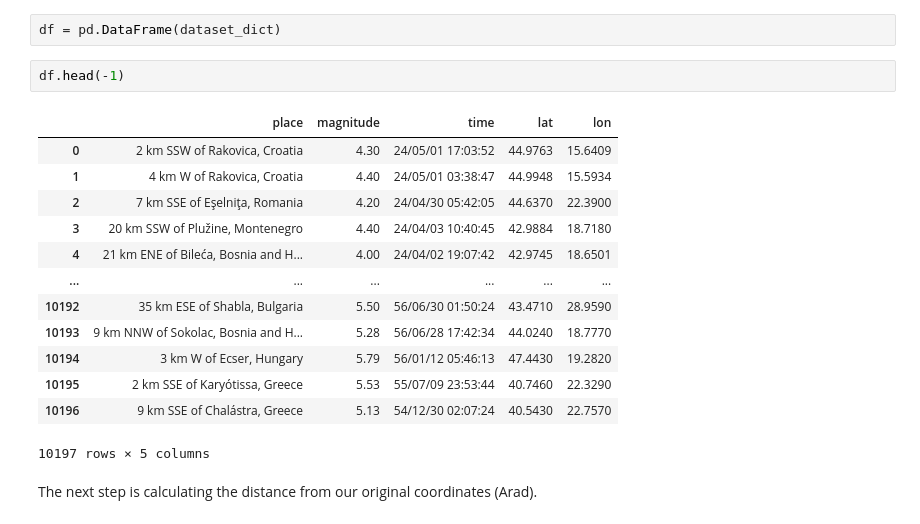
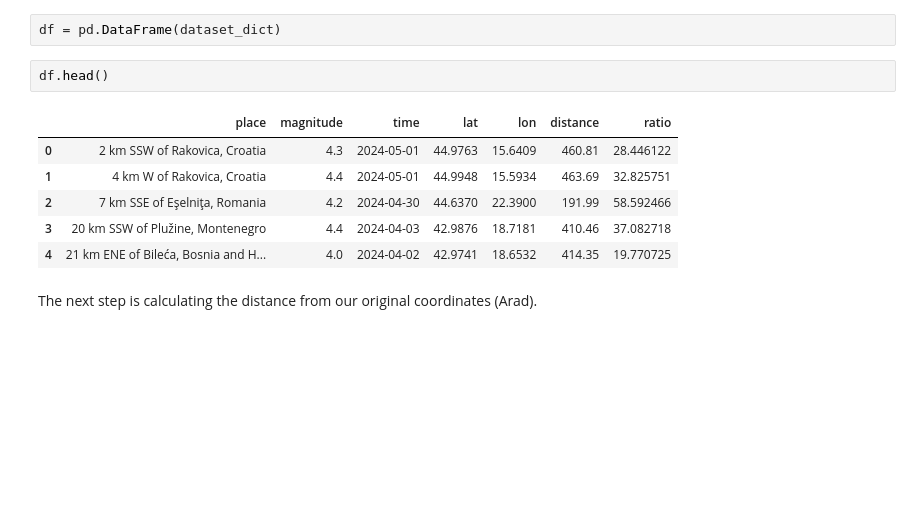
Before and after one commit to mairovitzmario/earthquake, a Jupyter notebook: project.ipynb, the cells around one changed output. Drawn from its saved outputs; the diff is of its cells as text; blank space fills up the shorter version.

```diff
--- a/project.ipynb
+++ b/project.ipynb
@@ -43,21 +43,14 @@ dataset_dict = {'place':place, 'magnitude':magnitude, 'time':time, 'lat':lat, 'l
 # %%
 df = pd.DataFrame(dataset_dict)
 # %%
-df.head(-1)
+df.head()
 # %% [output]
-|  | place | magnitude | time | lat | lon |
-| 0 | 2 km SSW of Rakovica, Croatia | 4.30 | 24/05/01 17:03:52 | 44.9763 | 15.6409 |
-| 1 | 4 km W of Rakovica, Croatia | 4.40 | 24/05/01 03:38:47 | 44.9948 | 15.5934 |
-| 2 | 7 km SSE of Eşelniţa, Romania | 4.20 | 24/04/30 05:42:05 | 44.6370 | 22.3900 |
-| 3 | 20 km SSW of Plužine, Montenegro | 4.40 | 24/04/03 10:40:45 | 42.9884 | 18.7180 |
-| 4 | 21 km ENE of Bileća, Bosnia and H... | 4.00 | 24/04/02 19:07:42 | 42.9745 | 18.6501 |
-| ... | ... | ... | ... | ... | ... |
-| 10192 | 35 km ESE of Shabla, Bulgaria | 5.50 | 56/06/30 01:50:24 | 43.4710 | 28.9590 |
-| 10193 | 9 km NNW of Sokolac, Bosnia and H... | 5.28 | 56/06/28 17:42:34 | 44.0240 | 18.7770 |
-| 10194 | 3 km W of Ecser, Hungary | 5.79 | 56/01/12 05:46:13 | 47.4430 | 19.2820 |
-| 10195 | 2 km SSE of Karyótissa, Greece | 5.53 | 55/07/09 23:53:44 | 40.7460 | 22.3290 |
-| 10196 | 9 km SSE of Chalástra, Greece | 5.13 | 54/12/30 02:07:24 | 40.5430 | 22.7570 |
+|  | place | magnitude | time | lat | lon | distance | ratio |
+| 0 | 2 km SSW of Rakovica, Croatia | 4.3 | 2024-05-01 | 44.9763 | 15.6409 | 460.81 | 28.446122 |
+| 1 | 4 km W of Rakovica, Croatia | 4.4 | 2024-05-01 | 44.9948 | 15.5934 | 463.69 | 32.825751 |
+| 2 | 7 km SSE of Eşelniţa, Romania | 4.2 | 2024-04-30 | 44.6370 | 22.3900 | 191.99 | 58.592466 |
+| 3 | 20 km SSW of Plužine, Montenegro | 4.4 | 2024-04-03 | 42.9876 | 18.7181 | 410.46 | 37.082718 |
+| 4 | 21 km ENE of Bileća, Bosnia and H... | 4.0 | 2024-04-02 | 42.9741 | 18.6532 | 414.35 | 19.770725 |
-10197 rows × 5 columns
 # %% [markdown]
 The next step is calculating the distance from our original coordinates (Arad).
 # %%
```
Also changed, not shown: parts of 9 cells of this notebook.
